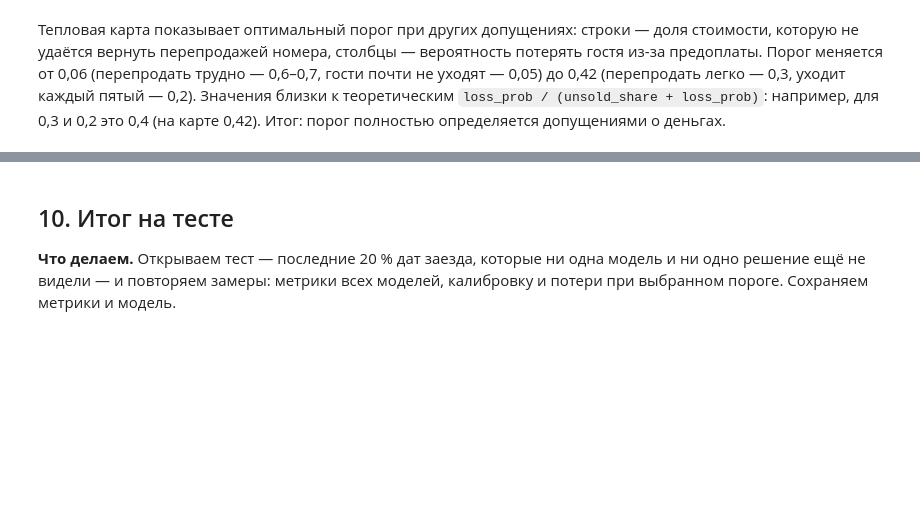
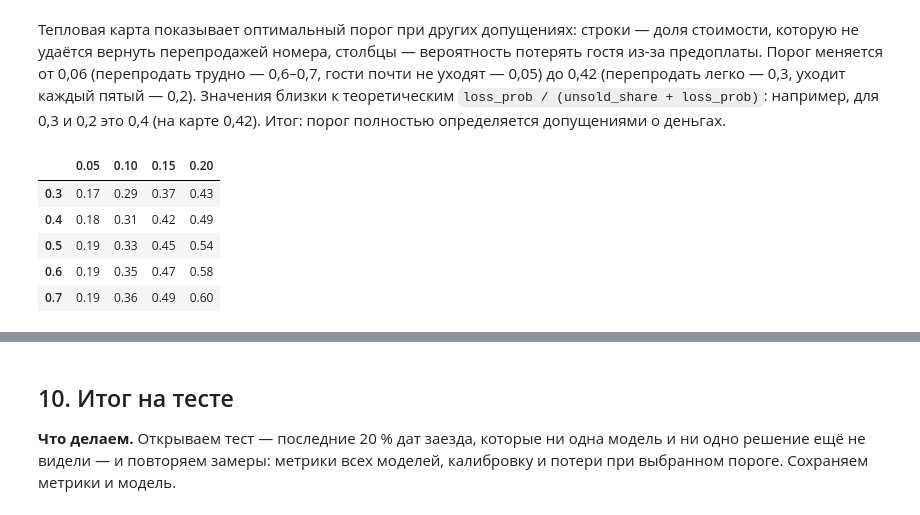
Before and after one commit to obivanio/hotel-cancellations-hse, a Jupyter notebook: notebooks/03_model.ipynb, the cells around one changed output, grey strips where cells are left out. Cells and saved outputs as stored; diff of their text form; code cells hidden in the pictures; blank space fills up the shorter version.

```diff
--- a/notebooks/03_model.ipynb
+++ b/notebooks/03_model.ipynb
@@ -379,3 +379,12 @@ plt.show()
 [drawing not drawn]
 # %% [markdown]
 Тепловая карта показывает оптимальный порог при других допущениях: строки — доля стоимости, которую не удаётся вернуть перепродажей номера, столбцы — вероятность потерять гостя из-за предоплаты. Порог меняется от 0,06 (перепродать трудно — 0,6–0,7, гости почти не уходят — 0,05) до 0,42 (перепродать легко — 0,3, уходит каждый пятый — 0,2). Значения близки к теоретическим `loss_prob / (unsold_share + loss_prob)`: например, для 0,3 и 0,2 это 0,4 (на карте 0,42). Итог: порог полностью определяется допущениями о деньгах.
+# %%
+loss_sensitivity(y_valid, valid_proba, valid_value, [0.3, 0.4, 0.5, 0.6, 0.7], [0.05, 0.1, 0.15, 0.2]).div(1e6).round(2)
+# %% [output]
+|  | 0.05 | 0.10 | 0.15 | 0.20 |
+| 0.3 | 0.17 | 0.29 | 0.37 | 0.43 |
+| 0.4 | 0.18 | 0.31 | 0.42 | 0.49 |
+| 0.5 | 0.19 | 0.33 | 0.45 | 0.54 |
+| 0.6 | 0.19 | 0.35 | 0.47 | 0.58 |
+| 0.7 | 0.19 | 0.36 | 0.49 | 0.60 |
```
Also changed, not shown: parts of 20 cells of this notebook, 2 other files.
